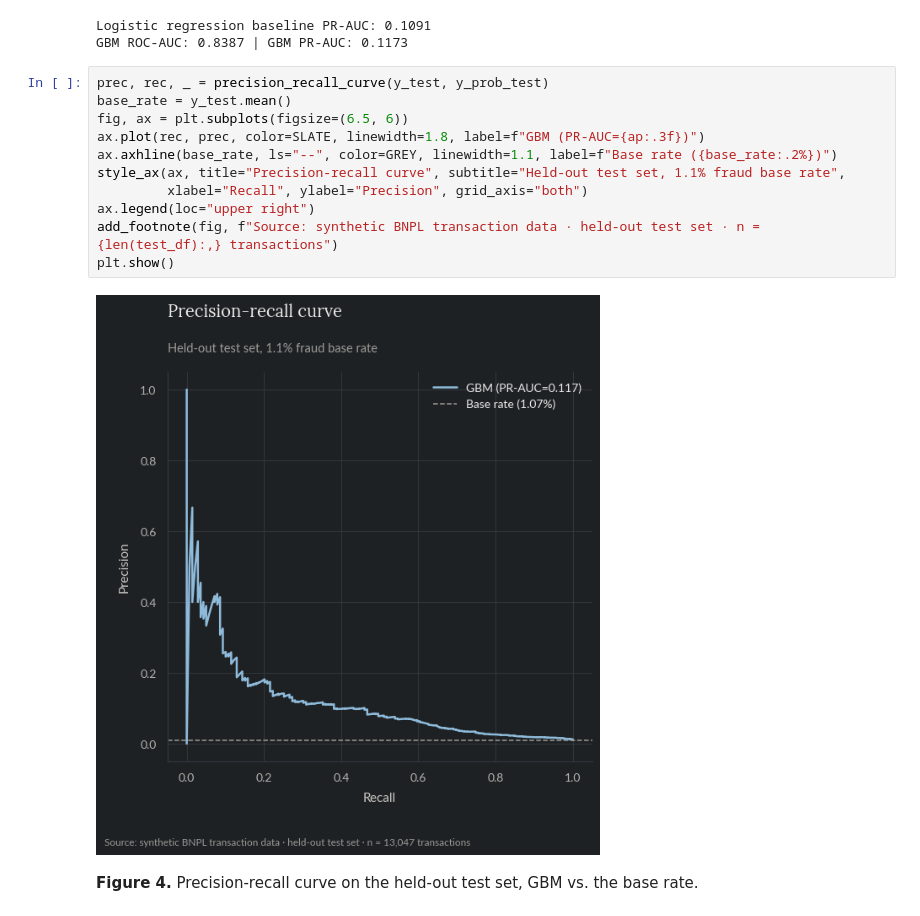
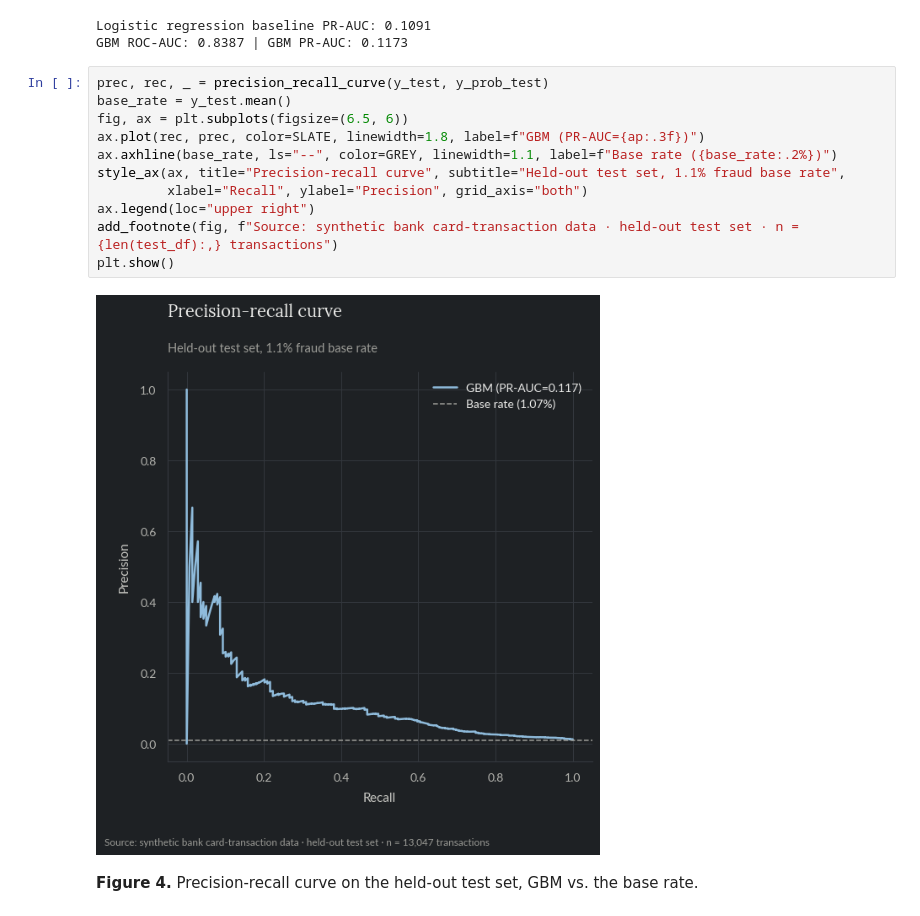
Before and after one commit to gus-morales/work-showcase, a Jupyter notebook: projects/05-fraud-anomaly-detection/notebooks/05_fraud_anomaly_detection.ipynb, the cells around one changed output. Cells and saved outputs as stored; diff of their text form.

```diff
--- a/projects/05-fraud-anomaly-detection/notebooks/05_fraud_anomaly_detection.ipynb
+++ b/projects/05-fraud-anomaly-detection/notebooks/05_fraud_anomaly_detection.ipynb
@@ -153,16 +153,16 @@ GBM ROC-AUC: 0.8387 | GBM PR-AUC: 0.1173
 # %%
 prec, rec, _ = precision_recall_curve(y_test, y_prob_test)
 base_rate = y_test.mean()
 fig, ax = plt.subplots(figsize=(6.5, 6))
 ax.plot(rec, prec, color=SLATE, linewidth=1.8, label=f"GBM (PR-AUC={ap:.3f})")
 ax.axhline(base_rate, ls="--", color=GREY, linewidth=1.1, label=f"Base rate ({base_rate:.2%})")
 style_ax(ax, title="Precision-recall curve", subtitle="Held-out test set, 1.1% fraud base rate",
          xlabel="Recall", ylabel="Precision", grid_axis="both")
 ax.legend(loc="upper right")
-add_footnote(fig, f"Source: synthetic BNPL transaction data · held-out test set · n = {len(test_df):,} transactions")
+add_footnote(fig, f"Source: synthetic bank card-transaction data · held-out test set · n = {len(test_df):,} transactions")
 plt.show()
 # %% [output]
-[figure, old version]
+[figure, new version]
 # %% [markdown]
 **Figure 4.** Precision-recall curve on the held-out test set, GBM vs. the base rate.
 # %% [markdown]
```
Also changed, not shown: parts of 11 cells of this notebook, 34 other files.
